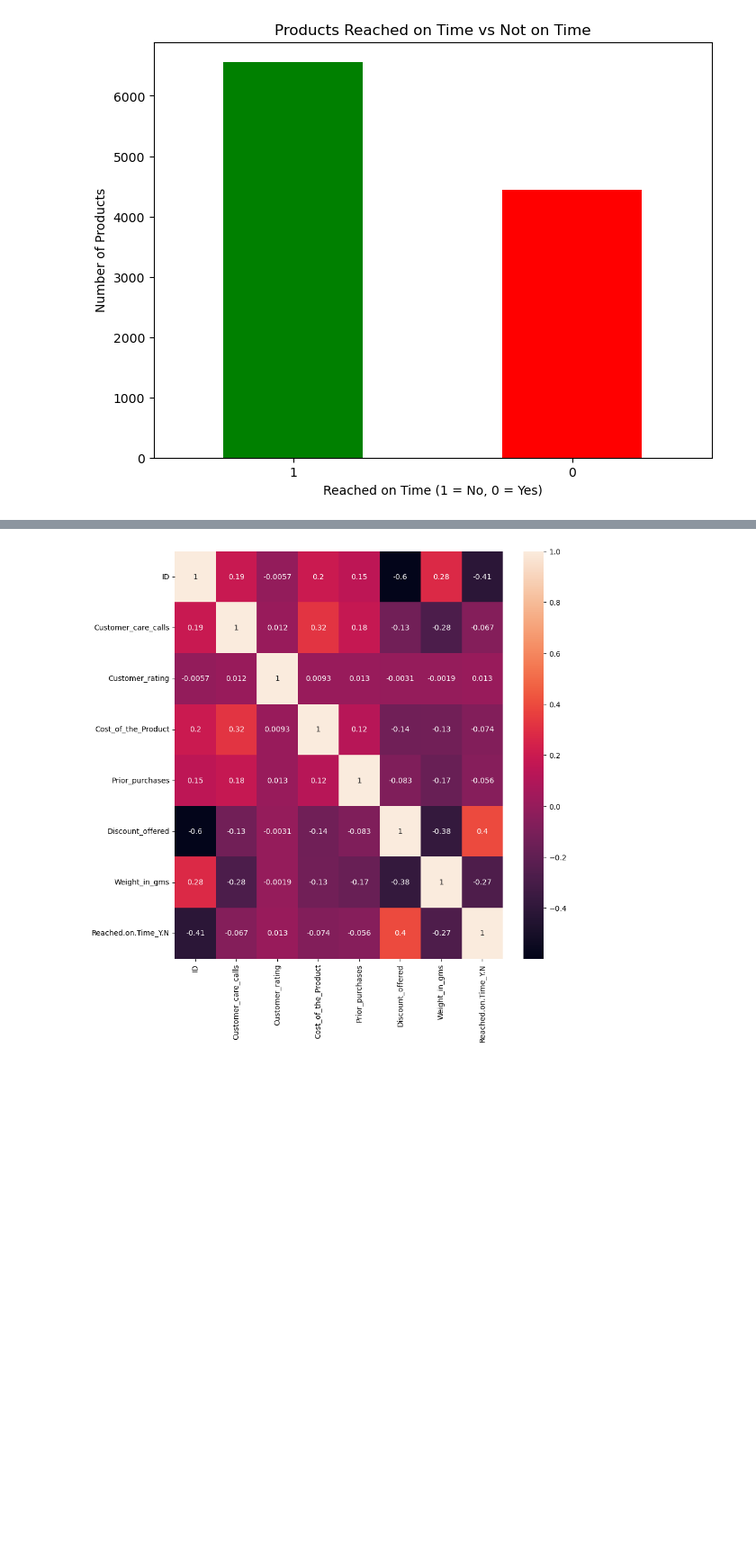
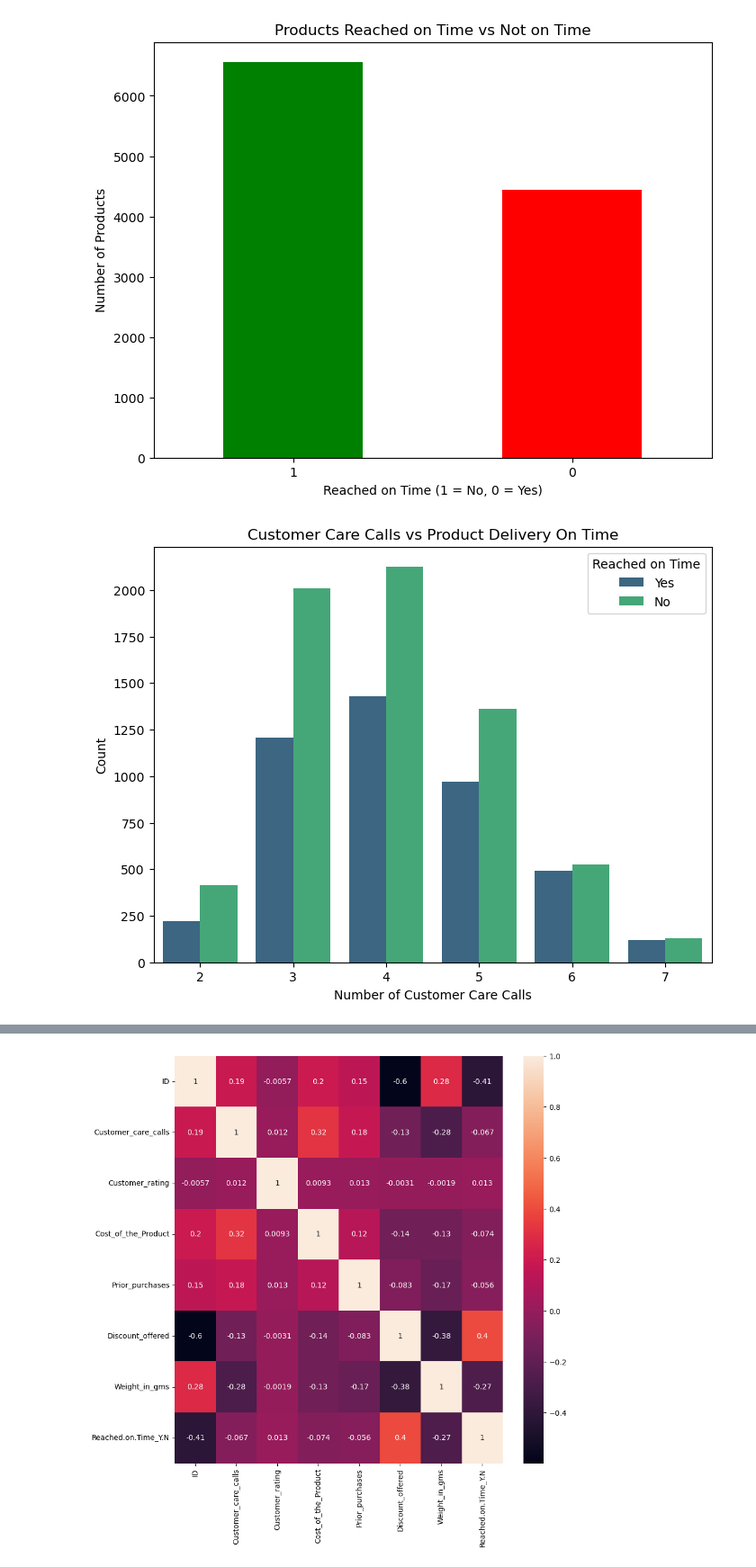
Before and after one commit to Mulwajoseph/E-Commerce-Shipping-Project-, a Jupyter notebook: student.ipynb, the cells around one changed output, grey strips where cells are left out. Shown at 90% size. Cells and saved outputs as stored; diff of their text form; code cells hidden in the pictures; blank space fills up the shorter version.

```diff
--- a/student.ipynb
+++ b/student.ipynb
@@ -144,3 +160,16 @@ plt.show()
 # From our plot we can see that most products didnt reach on time
 # %% [output]
 [figure]
+# %%
+# Objective 3: Is Customer query being answered?
+plt.figure(figsize=(8, 6))
+sns.countplot(x='Customer_care_calls', hue='Reached.on.Time_Y.N', data=df, palette='viridis')
+plt.title('Customer Care Calls vs Product Delivery On Time')
+plt.xlabel('Number of Customer Care Calls')
+plt.ylabel('Count')
+plt.legend(title='Reached on Time', labels=['Yes', 'No'])
+plt.show()
+
+#From our plot we can see that most products that were delivered on time had 4 customer care calls
+# %% [output]
+[figure, added]
```
Also changed, not shown: parts of 18 cells of this notebook.
